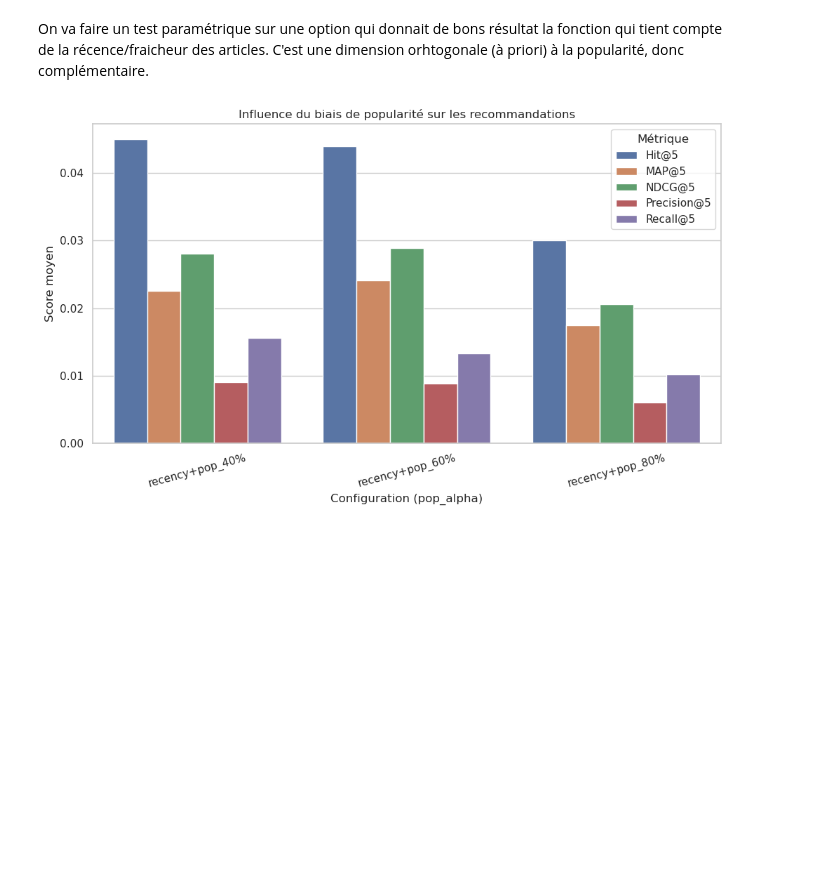
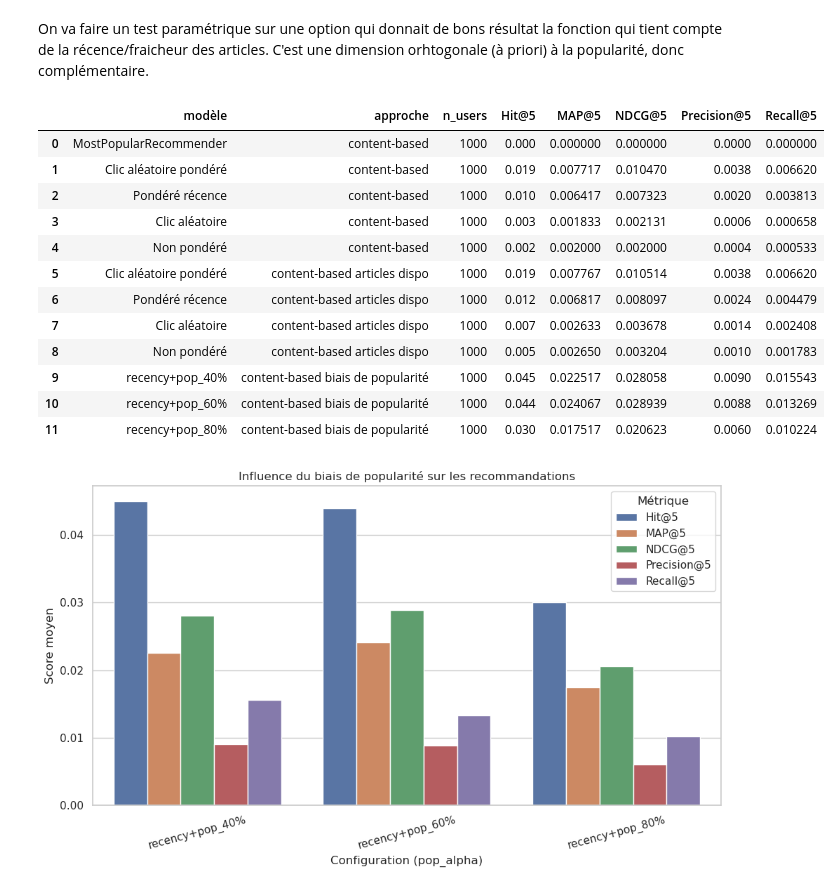
Before and after one commit to cecile-aie/oc_aie_p10, a Jupyter notebook: content_based_modelisation.ipynb, the cells around one changed output. Cells and saved outputs as stored; diff of their text form; code cells hidden in the pictures; blank space fills up the shorter version.

```diff
--- a/content_based_modelisation.ipynb
+++ b/content_based_modelisation.ipynb
@@ -2018,6 +2025,22 @@ results_df, hit_users = evaluate_prediction_functions_with_popularity(
     seed=42,
     approche="content-based biais de popularité"
 )
+# %%
+results_df
+# %% [output]
+|  | modèle | approche | n_users | Hit@5 | MAP@5 | NDCG@5 | Precision@5 | Recall@5 |
+| 0 | MostPopularRecommender | content-based | 1000 | 0.000 | 0.000000 | 0.000000 | 0.0000 | 0.000000 |
+| 1 | Clic aléatoire pondéré | content-based | 1000 | 0.019 | 0.007717 | 0.010470 | 0.0038 | 0.006620 |
+| 2 | Pondéré récence | content-based | 1000 | 0.010 | 0.006417 | 0.007323 | 0.0020 | 0.003813 |
+| 3 | Clic aléatoire | content-based | 1000 | 0.003 | 0.001833 | 0.002131 | 0.0006 | 0.000658 |
+| 4 | Non pondéré | content-based | 1000 | 0.002 | 0.002000 | 0.002000 | 0.0004 | 0.000533 |
+| 5 | Clic aléatoire pondéré | content-based articles dispo | 1000 | 0.019 | 0.007767 | 0.010514 | 0.0038 | 0.006620 |
+| 6 | Pondéré récence | content-based articles dispo | 1000 | 0.012 | 0.006817 | 0.008097 | 0.0024 | 0.004479 |
+| 7 | Clic aléatoire | content-based articles dispo | 1000 | 0.007 | 0.002633 | 0.003678 | 0.0014 | 0.002408 |
+| 8 | Non pondéré | content-based articles dispo | 1000 | 0.005 | 0.002650 | 0.003204 | 0.0010 | 0.001783 |
+| 9 | recency+pop_40% | content-based biais de popularité | 1000 | 0.045 | 0.022517 | 0.028058 | 0.0090 | 0.015543 |
+| 10 | recency+pop_60% | content-based biais de popularité | 1000 | 0.044 | 0.024067 | 0.028939 | 0.0088 | 0.013269 |
+| 11 | recency+pop_80% | content-based biais de popularité | 1000 | 0.030 | 0.017517 | 0.020623 | 0.0060 | 0.010224 |
 # %%
 import seaborn as sns
 import matplotlib.pyplot as plt
```
Also changed, not shown: parts of 24 cells of this notebook.
